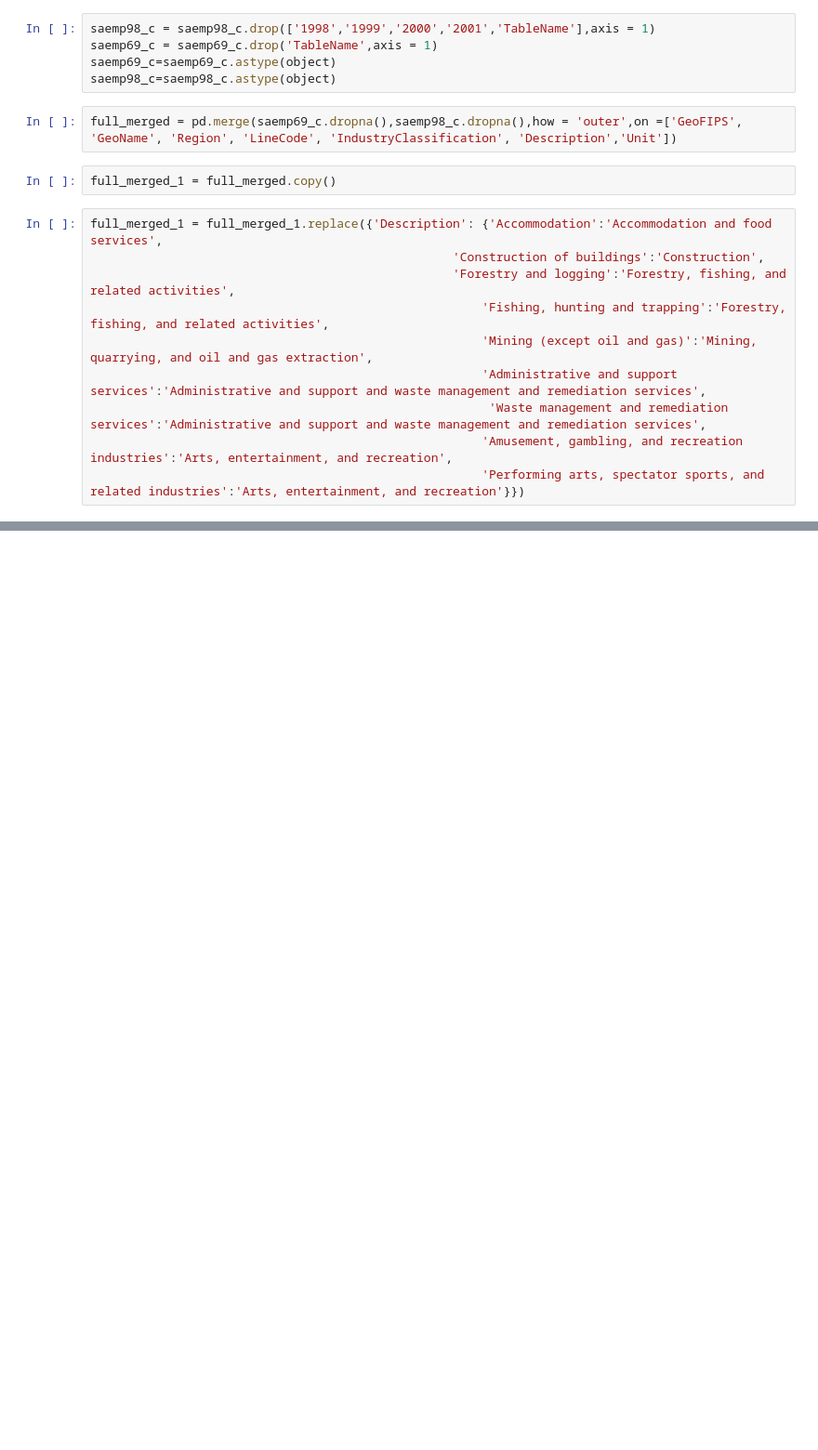
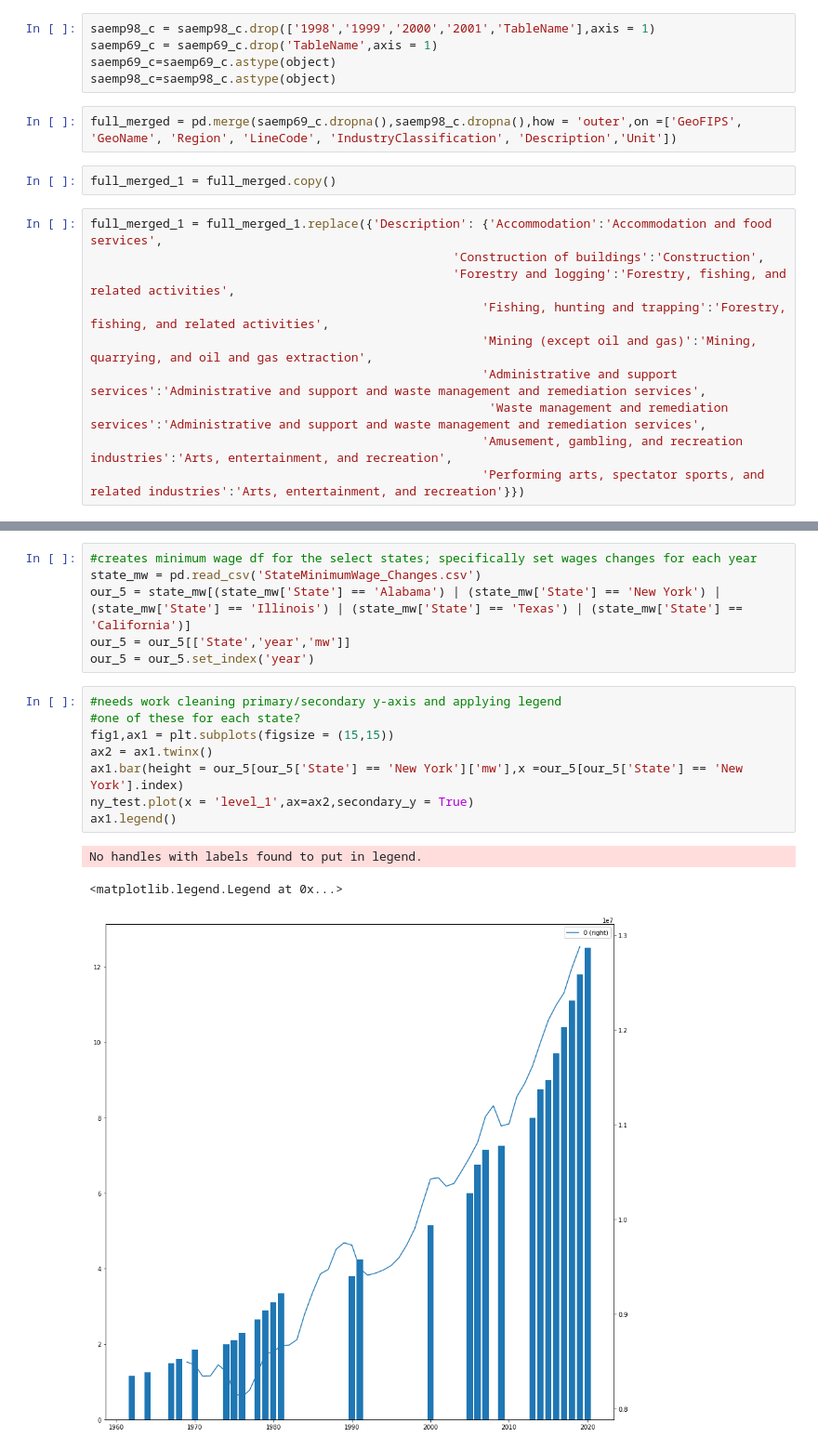
Before and after one commit to devindubin/ProjectOne, a Jupyter notebook: devin_Resources/Newest_Ind_Emp.ipynb, the cells around one changed output, grey strips where cells are left out. Shown: that part at 93% size. Drawn from its saved outputs; the diff is of its cells as text; blank space fills up the shorter version.

```diff
--- a/devin_Resources/Newest_Ind_Emp.ipynb
+++ b/devin_Resources/Newest_Ind_Emp.ipynb
@@ -277,0 +154,18 @@ ax.xaxis.set_major_locator(plt.MaxNLocator(50))
+# %%
+#creates minimum wage df for the select states; specifically set wages changes for each year
+state_mw = pd.read_csv('StateMinimumWage_Changes.csv')
+our_5 = state_mw[(state_mw['State'] == 'Alabama') | (state_mw['State'] == 'New York') | (state_mw['State'] == 'Illinois') | (state_mw['State'] == 'Texas') | (state_mw['State'] == 'California')]
+our_5 = our_5[['State','year','mw']]
+our_5 = our_5.set_index('year')
+# %%
+#needs work cleaning primary/secondary y-axis and applying legend
+#one of these for each state?
+fig1,ax1 = plt.subplots(figsize = (15,15))
+ax2 = ax1.twinx()
+ax1.bar(height = our_5[our_5['State'] == 'New York']['mw'],x =our_5[our_5['State'] == 'New York'].index)
+ny_test.plot(x = 'level_1',ax=ax2,secondary_y = True)
+ax1.legend()
+# %% [output]
+No handles with labels found to put in legend.
+<matplotlib.legend.Legend at 0x...>
+[figure, added]
```
Also changed, not shown: parts of 11 cells of this notebook, 1 other file.
